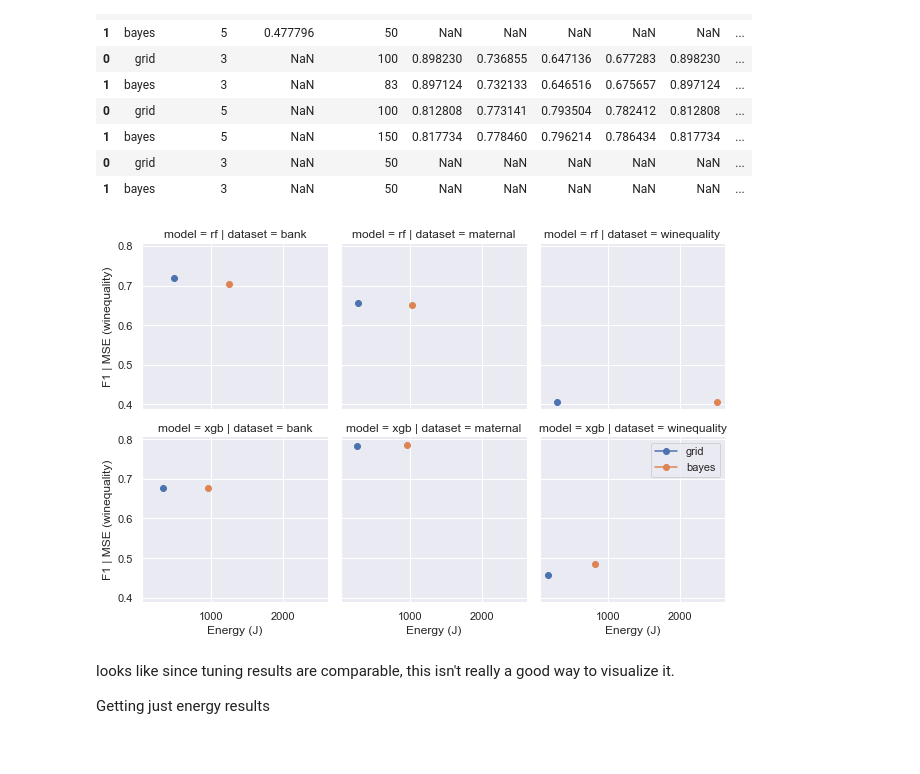
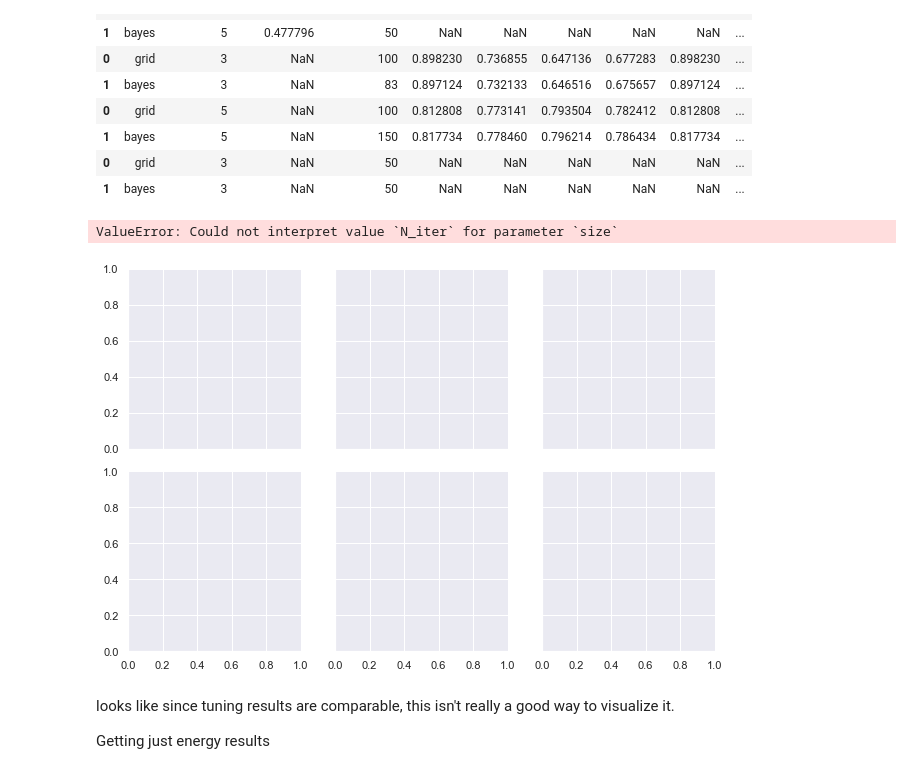
Before and after one commit to dloveland/EECS_573_EnergyML, a Jupyter notebook: hyperparamtuning_plots.ipynb, the cells around one changed output. Saved outputs shown, nothing was run; the diff lists cells and outputs as text; code cells hidden in the pictures.

Commit message:
hyperparam tuning early stopping plots

```diff
--- a/hyperparamtuning_plots.ipynb
+++ b/hyperparamtuning_plots.ipynb
@@ -43,7 +48,7 @@ results = pd.concat([rf_results, xgb_results])
 # %%
-
-y = results.apply(lambda r: r['F1'] if 'f1' in r.Target else r['MSE'], axis=1)
-results['y'] = y
+# load data
+DATASETS = ['bank', 'maternal', 'winequality']
+results = get_tuning_results('tuning_runs', DATASETS)
 results
 # %% [output]
 |  | Tuner | Max Depth | Max Features | N Estimators | Accuracy | Precision | Recall | F1 | Micro F1 | ... |
@@ -62,13 +67,14 @@ results
 # %%
 # plot pareto for energy vs. f1 performance
 grid = sns.FacetGrid(results, row="model", col="dataset", hue="Tuner")
 
-grid.map(plt.plot, 'Energy (J)', 'y', marker="o")
+grid.map(plt.plot, 'Energy (J)', 'target_val', marker="o")
 grid.set(ylabel='F1 | MSE (winequality)')
 plt.legend()
-plt.savefig('tuning_pareto.pdf')
+plt.savefig('figures/tuning_pareto.pdf')
 # %% [output]
+ValueError: Could not interpret value `N_iter` for parameter `size`
-[figure, old version]
+[figure, new version]
 # %% [markdown]
 looks like since tuning results are comparable, this isn't really a good way to visualize it.
 
```
Also changed, not shown: parts of 12 cells of this notebook, 4 other files.
